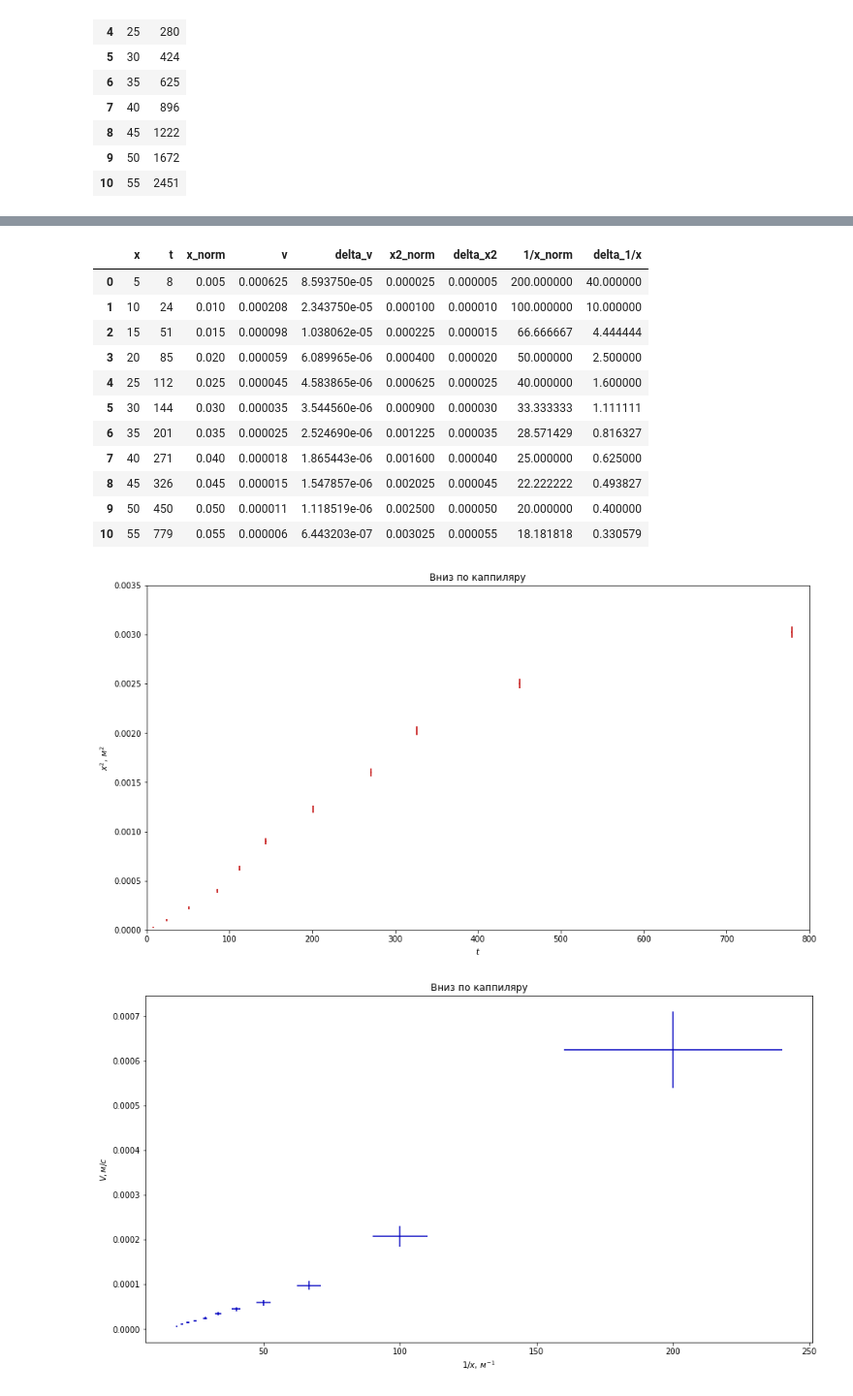
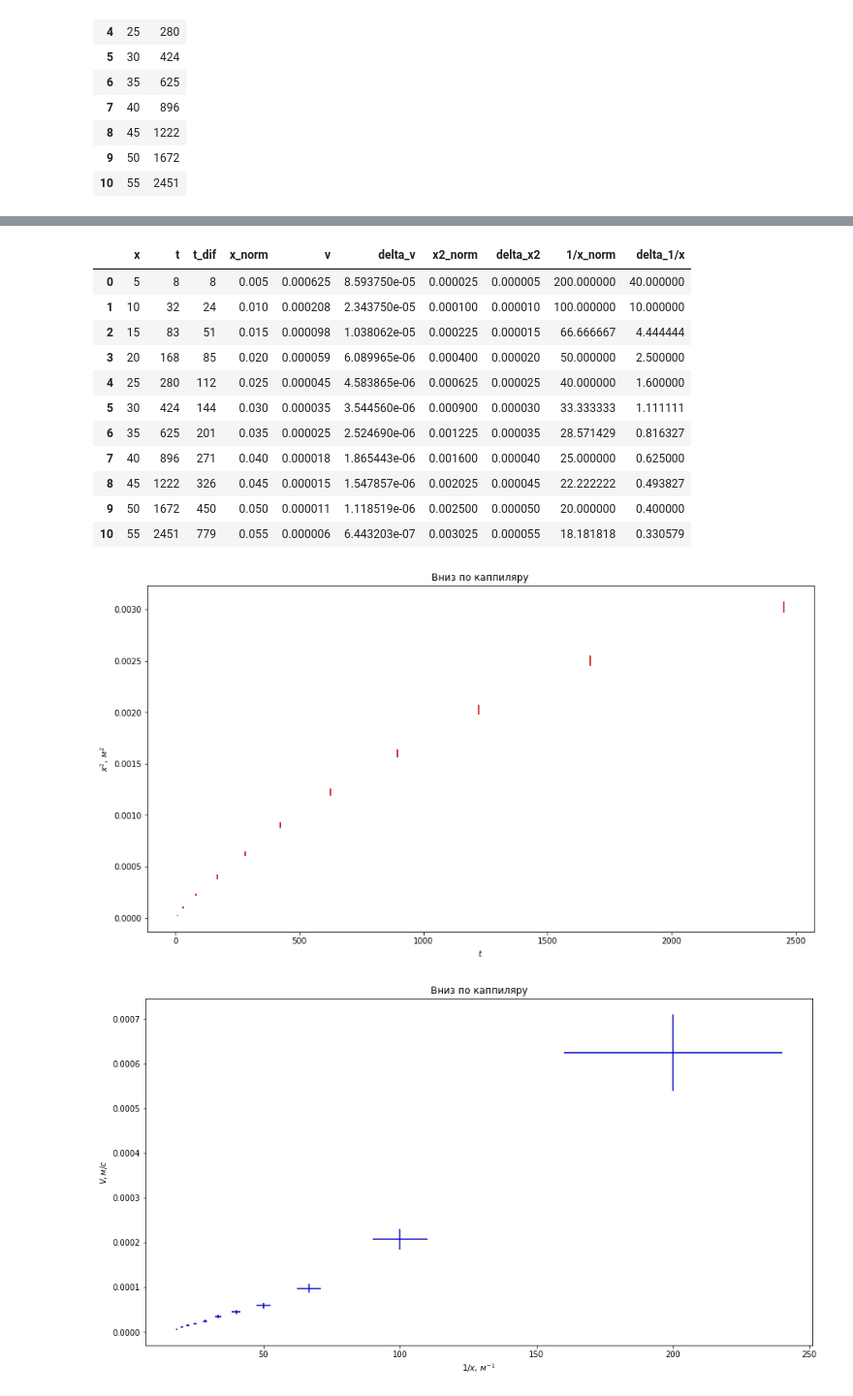
Before and after one commit to whimo/labs, a Jupyter notebook: 2_chromatography.ipynb, the cells around one changed output, grey strips where cells are left out. Shown at 97% size. Saved outputs shown, nothing was run; the diff lists cells and outputs as text; code cells hidden in the pictures.

```diff
--- a/2_chromatography.ipynb
+++ b/2_chromatography.ipynb
@@ -35,5 +35,4 @@ data_down
 | 9 | 50 | 1672 |
 | 10 | 55 | 2451 |
 # %%
-data_down['t'] = pandas.Series([(t - data_down['t'][i - 1] if i != 0 else t) for i, t in enumerate(data_down['t'])])
-data_down
+data_down['t_dif'] = pandas.Series([(t - data_down['t'][i - 1] if i != 0 else t) for i, t in enumerate(data_down['t'])])
@@ -53,7 +39,7 @@ data_down
 # %%
 data_down['x_norm'] = data_down['x'] * 0.001
-data_down['v'] = pandas.Series([0.005 / t for t in data_down['t']])
-data_down['delta_v'] = pandas.Series([(0.1 + (0.3 / t)) * (0.005 / t) for t in data_down['t']])
+data_down['v'] = pandas.Series([0.005 / t for t in data_down['t_dif']])
+data_down['delta_v'] = pandas.Series([(0.1 + (0.3 / t)) * (0.005 / t) for t in data_down['t_dif']])
 # %%
 data_down['x2_norm'] = data_down['x_norm'] ** 2
 x2_norm_delta = [(x ** 2) * (0.001 / x) for x in data_down['x_norm']]
@@ -63,31 +49,30 @@ data_down['1/x_norm'] = 1 / data_down['x_norm']
 data_down['delta_1/x'] = pandas.Series([(1 / x) * (0.001 / x) for x in data_down['x_norm']])
 data_down
 # %% [output]
-|  | x | t | x_norm | v | delta_v | x2_norm | delta_x2 | 1/x_norm | delta_1/x |
-| 0 | 5 | 8 | 0.005 | 0.000625 | 8.593750e-05 | 0.000025 | 0.000005 | 200.000000 | 40.000000 |
-| 1 | 10 | 24 | 0.010 | 0.000208 | 2.343750e-05 | 0.000100 | 0.000010 | 100.000000 | 10.000000 |
-| 2 | 15 | 51 | 0.015 | 0.000098 | 1.038062e-05 | 0.000225 | 0.000015 | 66.666667 | 4.444444 |
-| 3 | 20 | 85 | 0.020 | 0.000059 | 6.089965e-06 | 0.000400 | 0.000020 | 50.000000 | 2.500000 |
-| 4 | 25 | 112 | 0.025 | 0.000045 | 4.583865e-06 | 0.000625 | 0.000025 | 40.000000 | 1.600000 |
-| 5 | 30 | 144 | 0.030 | 0.000035 | 3.544560e-06 | 0.000900 | 0.000030 | 33.333333 | 1.111111 |
-| 6 | 35 | 201 | 0.035 | 0.000025 | 2.524690e-06 | 0.001225 | 0.000035 | 28.571429 | 0.816327 |
-| 7 | 40 | 271 | 0.040 | 0.000018 | 1.865443e-06 | 0.001600 | 0.000040 | 25.000000 | 0.625000 |
-| 8 | 45 | 326 | 0.045 | 0.000015 | 1.547857e-06 | 0.002025 | 0.000045 | 22.222222 | 0.493827 |
-| 9 | 50 | 450 | 0.050 | 0.000011 | 1.118519e-06 | 0.002500 | 0.000050 | 20.000000 | 0.400000 |
-| 10 | 55 | 779 | 0.055 | 0.000006 | 6.443203e-07 | 0.003025 | 0.000055 | 18.181818 | 0.330579 |
+|  | x | t | t_dif | x_norm | v | delta_v | x2_norm | delta_x2 | 1/x_norm | delta_1/x |
+| 0 | 5 | 8 | 8 | 0.005 | 0.000625 | 8.593750e-05 | 0.000025 | 0.000005 | 200.000000 | 40.000000 |
+| 1 | 10 | 32 | 24 | 0.010 | 0.000208 | 2.343750e-05 | 0.000100 | 0.000010 | 100.000000 | 10.000000 |
+| 2 | 15 | 83 | 51 | 0.015 | 0.000098 | 1.038062e-05 | 0.000225 | 0.000015 | 66.666667 | 4.444444 |
+| 3 | 20 | 168 | 85 | 0.020 | 0.000059 | 6.089965e-06 | 0.000400 | 0.000020 | 50.000000 | 2.500000 |
+| 4 | 25 | 280 | 112 | 0.025 | 0.000045 | 4.583865e-06 | 0.000625 | 0.000025 | 40.000000 | 1.600000 |
+| 5 | 30 | 424 | 144 | 0.030 | 0.000035 | 3.544560e-06 | 0.000900 | 0.000030 | 33.333333 | 1.111111 |
+| 6 | 35 | 625 | 201 | 0.035 | 0.000025 | 2.524690e-06 | 0.001225 | 0.000035 | 28.571429 | 0.816327 |
+| 7 | 40 | 896 | 271 | 0.040 | 0.000018 | 1.865443e-06 | 0.001600 | 0.000040 | 25.000000 | 0.625000 |
+| 8 | 45 | 1222 | 326 | 0.045 | 0.000015 | 1.547857e-06 | 0.002025 | 0.000045 | 22.222222 | 0.493827 |
+| 9 | 50 | 1672 | 450 | 0.050 | 0.000011 | 1.118519e-06 | 0.002500 | 0.000050 | 20.000000 | 0.400000 |
+| 10 | 55 | 2451 | 779 | 0.055 | 0.000006 | 6.443203e-07 | 0.003025 | 0.000055 | 18.181818 | 0.330579 |
 # %%
 plt.figure(figsize=(15, 8))
 plt.title(u'Вниз по каппиляру')
 plt.ylabel(u'$x^2,\, м^2$')
 plt.xlabel('$t$')
 for row in data_down.as_matrix():
-    plt.axis((0, 800, 0, 0.0035))
-    plt.errorbar(x=row[1], y=row[5],
-                 xerr=0.3, yerr=row[6],
+    plt.errorbar(x=row[1], y=row[6],
+                 xerr=0.3, yerr=row[7],
                  label=True, color='#C00000')
 plt.show()
 # %% [output]
-[figure, old version]
+[figure, new version]
 # %%
 plt.figure(figsize=(15, 8))
 plt.title(u'Вниз по каппиляру')
```
Also changed, not shown: parts of 8 cells of this notebook, 1 other file.
